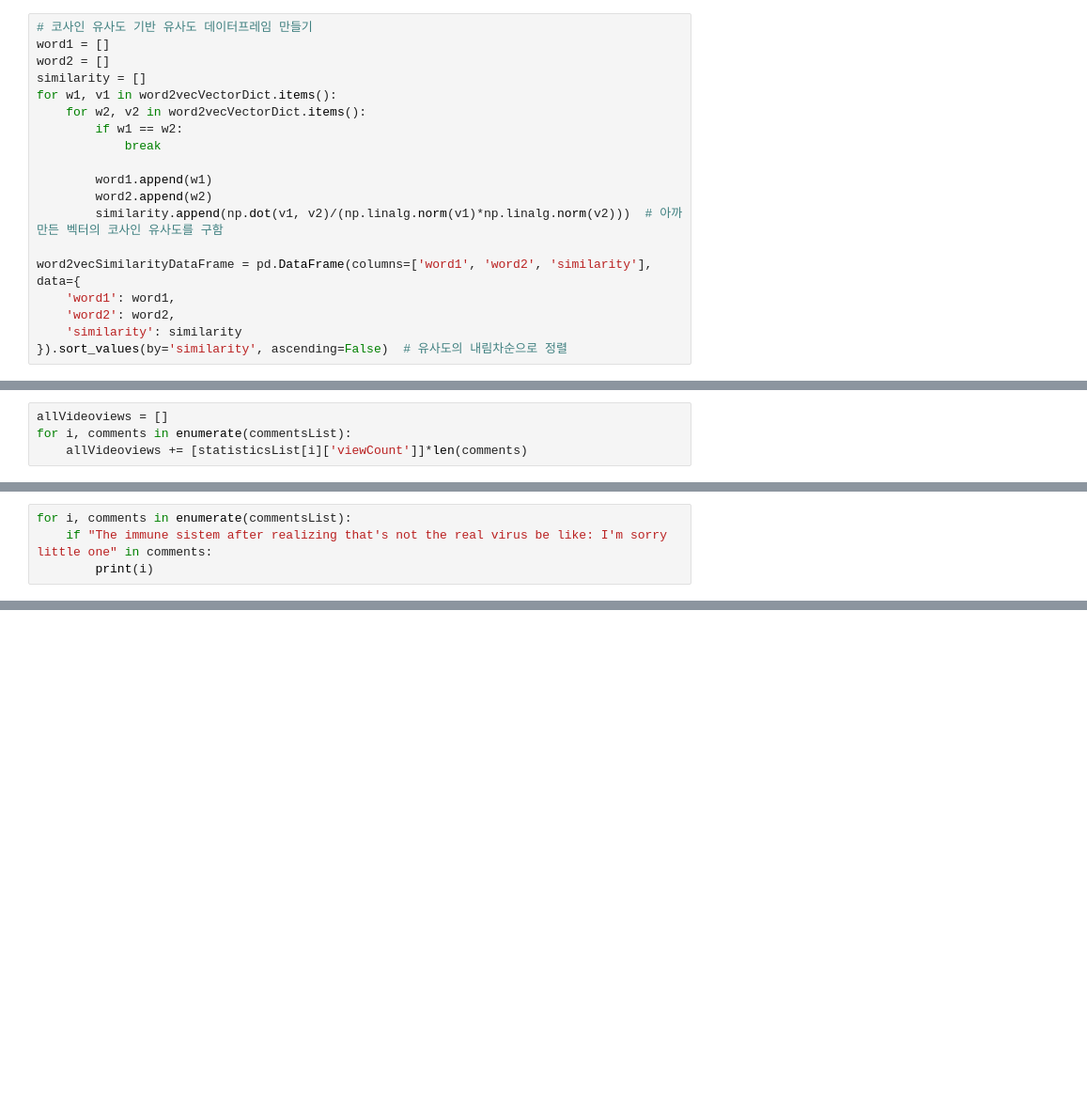
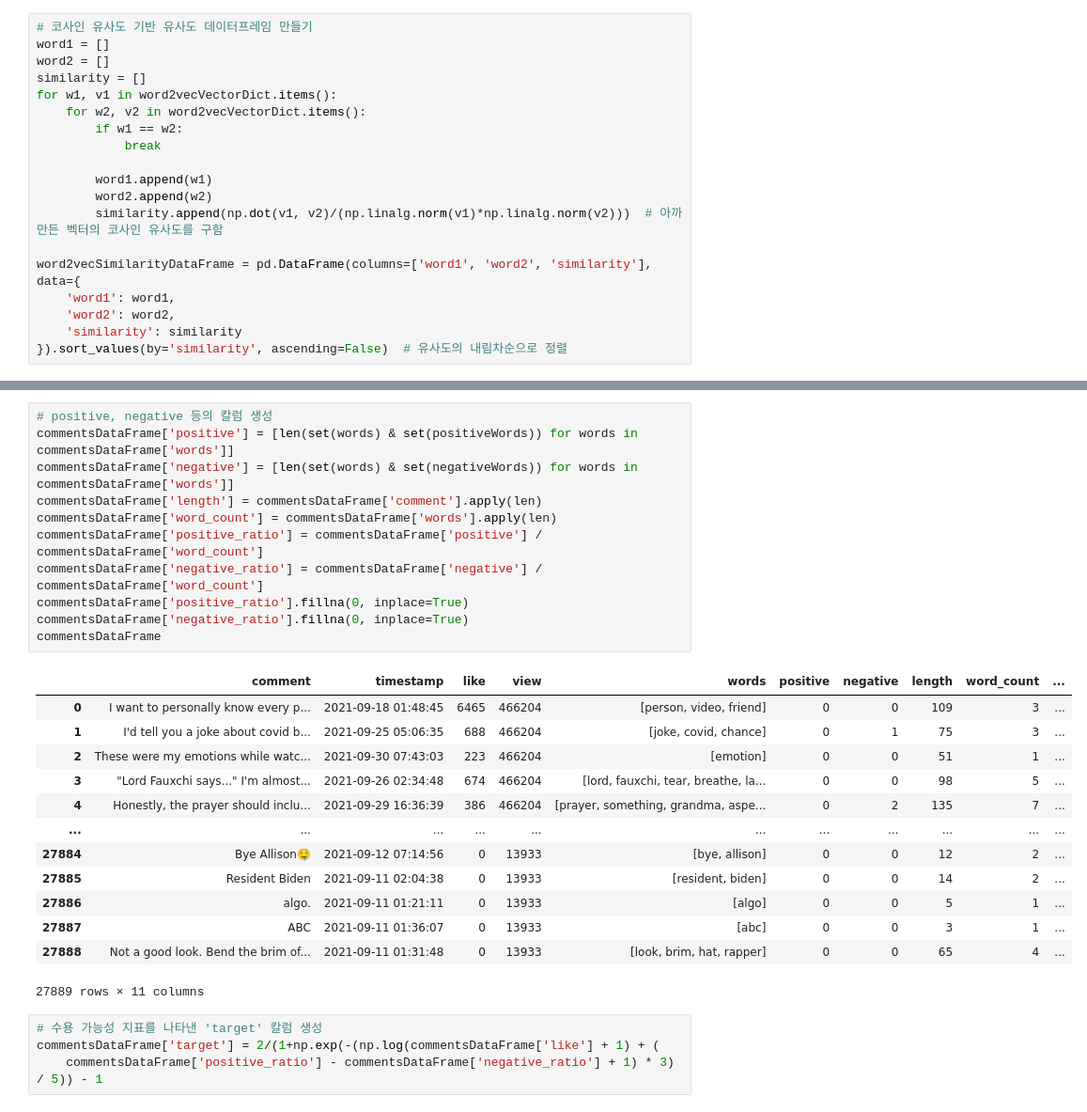
Before and after one commit to SSHS-RNE/youtube-data-acquisition, a Jupyter notebook: sample4.ipynb, the cells around one changed output, grey strips where cells are left out. Shown at 94% size. Cells and saved outputs as stored; diff of their text form; blank space fills up the shorter version.

```diff
--- a/sample4.ipynb
+++ b/sample4.ipynb
@@ -681,4 +331,0 @@ for likecounts in tqdm(likecountsList): allLikecounts += likecounts
-# %%
-allVideoviews = []
-for i, comments in enumerate(commentsList):
-    allVideoviews += [statisticsList[i]['viewCount']]*len(comments)
@@ -897,4 +331,0 @@ commentsDataFrame['like'].max()
-# %%
-for i, comments in enumerate(commentsList):
-    if "The immune sistem after realizing that's not the real virus be like: I'm sorry little one" in comments:
-        print(i)
@@ -937,0 +482,29 @@ len(commentsDataFrame)
+# %%
+# positive, negative 등의 칼럼 생성
+commentsDataFrame['positive'] = [len(set(words) & set(positiveWords)) for words in commentsDataFrame['words']]
+commentsDataFrame['negative'] = [len(set(words) & set(negativeWords)) for words in commentsDataFrame['words']]
+commentsDataFrame['length'] = commentsDataFrame['comment'].apply(len)
+commentsDataFrame['word_count'] = commentsDataFrame['words'].apply(len)
+commentsDataFrame['positive_ratio'] = commentsDataFrame['positive'] / commentsDataFrame['word_count']
+commentsDataFrame['negative_ratio'] = commentsDataFrame['negative'] / commentsDataFrame['word_count']
+commentsDataFrame['positive_ratio'].fillna(0, inplace=True)
+commentsDataFrame['negative_ratio'].fillna(0, inplace=True)
+commentsDataFrame
+# %% [output]
+|  | comment | timestamp | like | view | words | positive | negative | length | word_count | ... |
+| 0 | I want to personally know every p... | 2021-09-18 01:48:45 | 6465 | 466204 | [person, video, friend] | 0 | 0 | 109 | 3 | ... |
+| 1 | I'd tell you a joke about covid b... | 2021-09-25 05:06:35 | 688 | 466204 | [joke, covid, chance] | 0 | 1 | 75 | 3 | ... |
+| 2 | These were my emotions while watc... | 2021-09-30 07:43:03 | 223 | 466204 | [emotion] | 0 | 0 | 51 | 1 | ... |
+| 3 | "Lord Fauxchi says..." I'm almost... | 2021-09-26 02:34:48 | 674 | 466204 | [lord, fauxchi, tear, breathe, la... | 0 | 0 | 98 | 5 | ... |
+| 4 | Honestly, the prayer should inclu... | 2021-09-29 16:36:39 | 386 | 466204 | [prayer, something, grandma, aspe... | 0 | 2 | 135 | 7 | ... |
+| ... | ... | ... | ... | ... | ... | ... | ... | ... | ... | ... |
+| 27884 | Bye Allison🤤 | 2021-09-12 07:14:56 | 0 | 13933 | [bye, allison] | 0 | 0 | 12 | 2 | ... |
+| 27885 | Resident Biden | 2021-09-11 02:04:38 | 0 | 13933 | [resident, biden] | 0 | 0 | 14 | 2 | ... |
+| 27886 | algo. | 2021-09-11 01:21:11 | 0 | 13933 | [algo] | 0 | 0 | 5 | 1 | ... |
+| 27887 | ABC | 2021-09-11 01:36:07 | 0 | 13933 | [abc] | 0 | 0 | 3 | 1 | ... |
+| 27888 | Not a good look. Bend the brim of... | 2021-09-11 01:31:48 | 0 | 13933 | [look, brim, hat, rapper] | 0 | 0 | 65 | 4 | ... |
+27889 rows × 11 columns
+# %%
+# 수용 가능성 지표를 나타낸 'target' 칼럼 생성
+commentsDataFrame['target'] = 2/(1+np.exp(-(np.log(commentsDataFrame['like'] + 1) + (
+    commentsDataFrame['positive_ratio'] - commentsDataFrame['negative_ratio'] + 1) * 3) / 5)) - 1
```
Also changed, not shown: parts of 84 cells of this notebook, 17 other files.
